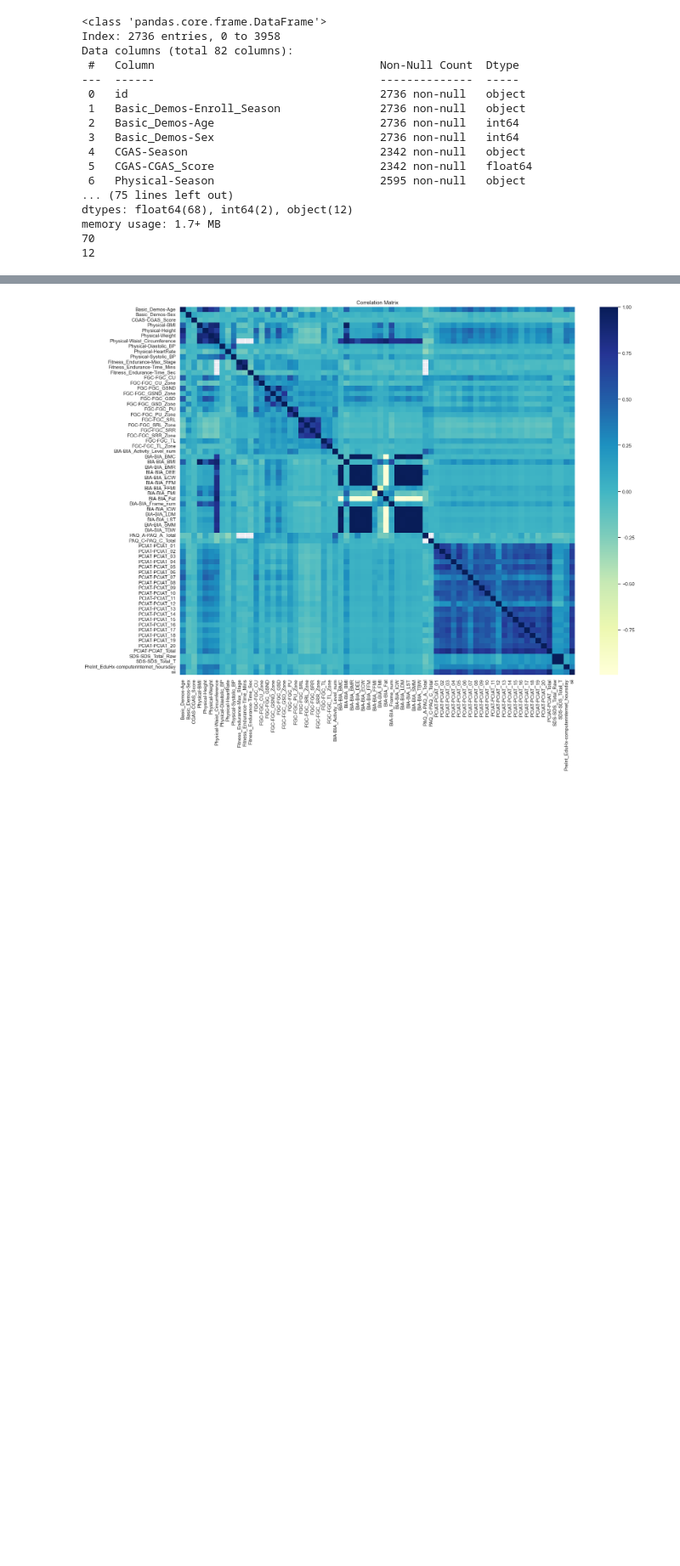
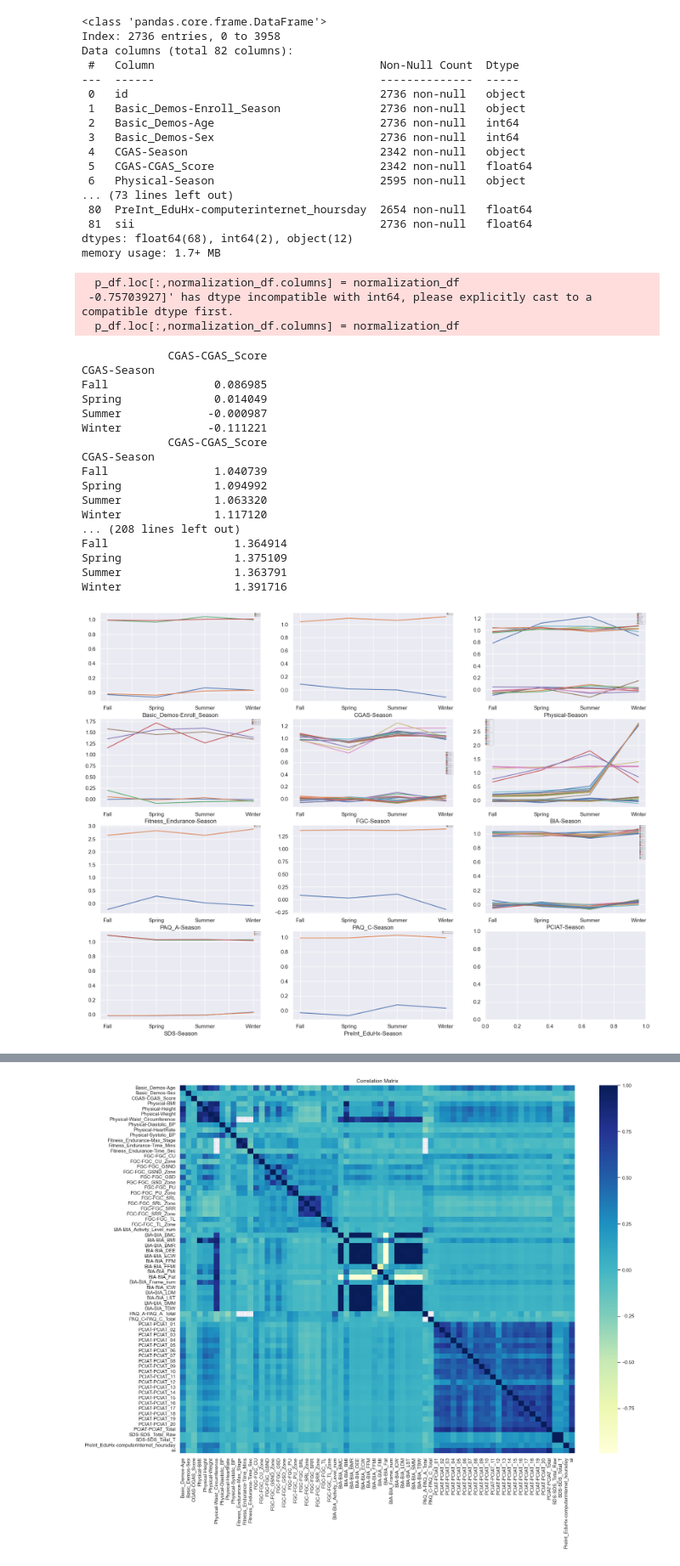
Before and after one commit to johnnyzheng0636/5001networtAddiction, a Jupyter notebook: EDA.ipynb, the cells around one changed output, grey strips where cells are left out. Shown at 85% size. Saved outputs shown, nothing was run; the diff lists cells and outputs as text; code cells hidden in the pictures; blank space fills up the shorter version.

Commit message:
add analysis on each groouped by corresponding season

```diff
--- a/EDA.ipynb
+++ b/EDA.ipynb
@@ -17,10 +16,7 @@ pd.set_option('display.max_columns', None)
 train.dropna(subset=['sii','PCIAT-PCIAT_Total'], inplace =True)
 train.info()
 
-numeric_data = train.select_dtypes(include=['number'])
-print(numeric_data.shape[1])
-categorical_data = train.select_dtypes(exclude=['number'])
-print(categorical_data.shape[1])
+prefix_ls = ['Basic_Demos', 'CGAS', 'Physical', 'Fitness_Endurance', 'FGC', 'BIA', 'PAQ_A', 'PAQ_C', 'PCIAT', 'SDS', 'PreInt_EduHx']
 # %% [output]
 <class 'pandas.core.frame.DataFrame'>
 Index: 2736 entries, 0 to 3958
@@ -34,8 +30,72 @@ Data columns (total 82 columns):
  4   CGAS-Season                             2342 non-null   object
  5   CGAS-CGAS_Score                         2342 non-null   float64
  6   Physical-Season                         2595 non-null   object
-... (75 lines left out)
+... (73 lines left out)
+ 80  PreInt_EduHx-computerinternet_hoursday  2654 non-null   float64
+ 81  sii                                     2736 non-null   float64
 dtypes: float64(68), int64(2), object(12)
 memory usage: 1.7+ MB
-70
-12
+# %%
+# analysis distribution of attributes based on corresponding seasons.
+# assuming normal distribution
+
+# all prefix
+prefix_ls = ['Basic_Demos', 'CGAS', 'Physical', 'Fitness_Endurance',
+             'FGC', 'BIA', 'PAQ_A', 'PAQ_C', 'PCIAT', 'SDS', 'PreInt_EduHx']
+
+def mean_normalization(df):
+    return (df-df.mean())/df.std()
+
+fig, axs = plt.subplots(4,3)
+
+# to inspect values groupby season with mean and sd exceeding threshold
+threshold = 0.1
+counter = 0
+for p in prefix_ls:
+    # print(train.columns)
+    p_col = [col for col in train.columns if col.startswith(p)]
+    p_df = train[p_col]
+    groupby_col = [col for col in p_col if col.endswith('Season')]
+
+    normalization_df = p_df.drop(columns=groupby_col)
+    normalization_df = normalization_df.fillna(normalization_df.mean())
+    normalization_df = mean_normalization(normalization_df)
+    p_df.loc[:,normalization_df.columns] = normalization_df
+
+    g_p_col = p_df.groupby(groupby_col)
+    average = g_p_col.mean()
+    sd = g_p_col.std()
+
+    i = counter // 3
+    j = counter % 3
+    average.plot(ax=axs[i, j])
+    sd.plot(ax=axs[i, j])
+    axs[i, j].legend(fontsize = 0)
+    counter += 1
+
+    if (average.abs() > threshold).to_numpy().any():
+        print(average)
+    if ((sd - 1).abs() > threshold).to_numpy().any():
+        print(sd)
+# %% [output]
+  p_df.loc[:,normalization_df.columns] = normalization_df
+ -0.75703927]' has dtype incompatible with int64, please explicitly cast to a compatible dtype first.
+  p_df.loc[:,normalization_df.columns] = normalization_df
+             CGAS-CGAS_Score
+CGAS-Season
+Fall                0.086985
+Spring              0.014049
+Summer             -0.000987
+Winter             -0.111221
+             CGAS-CGAS_Score
+CGAS-Season
+Fall                1.040739
+Spring              1.094992
+Summer              1.063320
+Winter              1.117120
+... (208 lines left out)
+Fall                   1.364914
+Spring                 1.375109
+Summer                 1.363791
+Winter                 1.391716
+[figure, added]
```
Also changed, not shown: parts of 17 cells of this notebook, 1 other file.
